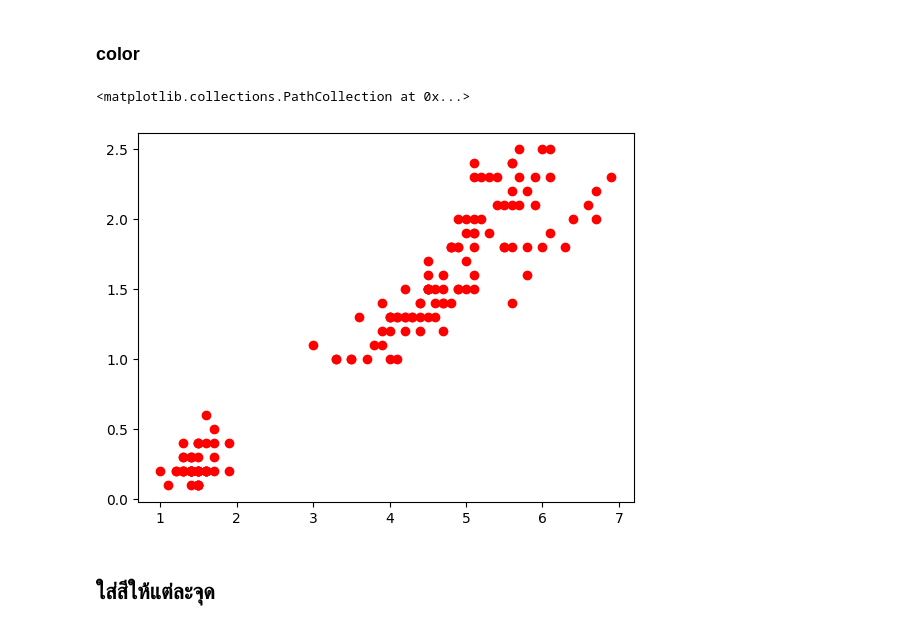
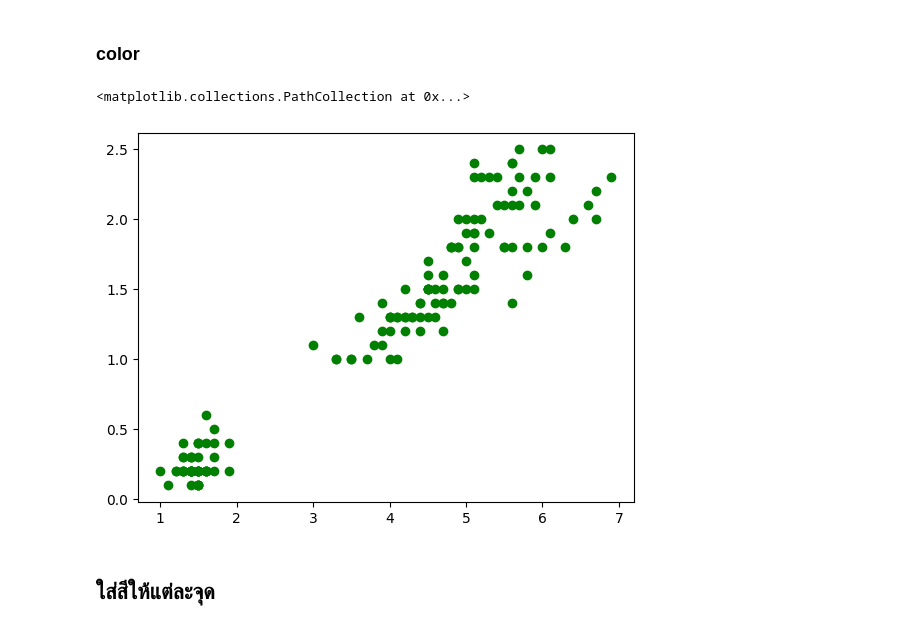
Before and after one commit to Meaiie/python_dataviz2024, a Jupyter notebook: Visualize_Data_Distribution_(02)_2024.ipynb, the cells around one changed output. Drawn from its saved outputs; the diff is of its cells as text; code cells hidden in the pictures.

```diff
--- a/Visualize_Data_Distribution_(02)_2024.ipynb
+++ b/Visualize_Data_Distribution_(02)_2024.ipynb
@@ -27,10 +27,10 @@ plt.scatter(df['PetalLength'],df['PetalWidth'])
 # %% [markdown]
 ### color
 # %%
-plt.scatter(df['PetalLength'],df['PetalWidth'],c='r')
+plt.scatter(df['PetalLength'],df['PetalWidth'],c='g')
 # %% [output]
 <matplotlib.collections.PathCollection at 0x...>
-[figure, old version]
+[figure, new version]
 # %% [markdown]
 ## ใส่สีให้แต่ละจุด
 # %%
```
Also changed, not shown: parts of 46 cells of this notebook.
